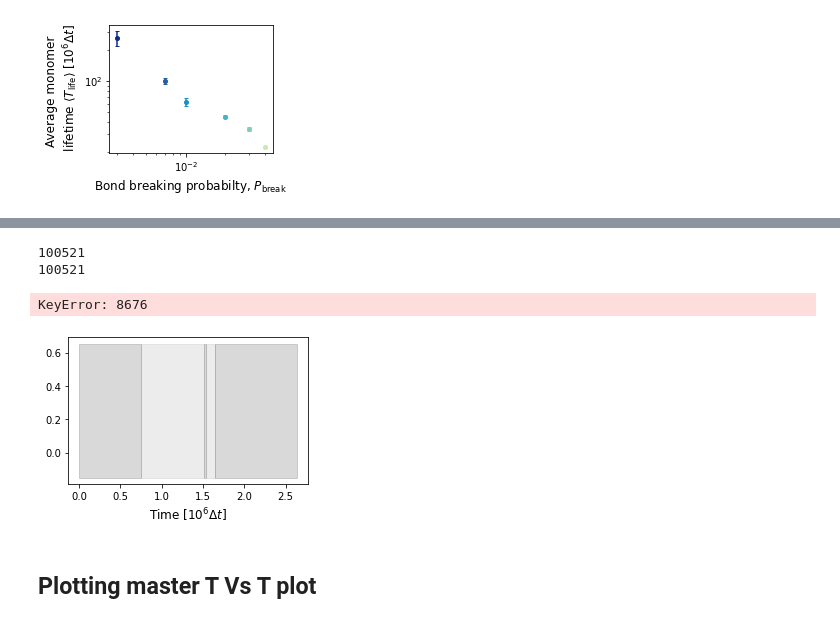
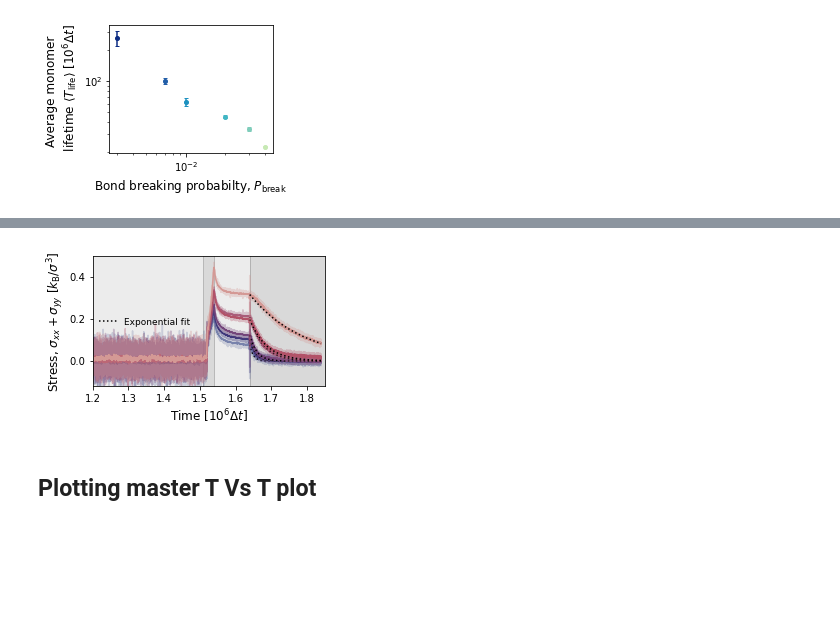
Before and after one commit to Billie1717/CollagenIVProject, a Jupyter notebook: Data_and_Figures/RicardoInVivoTurnover/Fig_Relaxation/PlottingMasterTauAgainstTlife.ipynb, the cells around one changed output, grey strips where cells are left out. Drawn from its saved outputs; the diff is of its cells as text; code cells hidden in the pictures; blank space fills up the shorter version.

Commit message:
Finished adding Ricardo project data and plotting scripts- they are now all locally producable

```diff
--- a/Data_and_Figures/RicardoInVivoTurnover/Fig_Relaxation/PlottingMasterTauAgainstTlife.ipynb
+++ b/Data_and_Figures/RicardoInVivoTurnover/Fig_Relaxation/PlottingMasterTauAgainstTlife.ipynb
@@ -135,10 +138,3 @@ plotname2 = "MonomerExchangeMaster.pdf"
 # %% [output]
 [22.73729083174024, 33.89277957831213, 44.54559159156487, 62.49698463669615, 100.25982355444269, 264.83128160509943]
 [figure]
-# %%
-filename = 'stressdata_BP0.02.dat'
-StressData = pandas.read_csv(datadir+filename, header = 'infer',sep=' ')
-Time = StressData.Time
-Stress = StressData.stressAv
-fig,ax = plt.subplots()
-ax.plot(Time,Stress)
@@ -205,53 +198,42 @@ for p in range(len(MPs)):
 
     StressData = pandas.read_csv(datadir+filename, header = 'infer',sep=' ')
     Time_ = StressData.Time
     stressTotAv_ = StressData.stressAv
-    stressTotAv = stressTotAv_.values
-
-            #endOfEq = 1509600
-            #tstretch = 20000+10000+endOfEq #+1509600
-            #trelax = 10000*10
-
-
-            #stressTotSum.append(stressTot)
-            #N=50
-            #timeAv = Time[int(N/2):-int(N/2-1)]
+    stressTotAv,Time = stressTotAv_.values,Time_.values
     rollingAvRelax = np.convolve(stressTotAv[lenT0+lenT1:], np.ones(N)/N, mode='valid')
     timePostStretch = np.add(Time[lenT0+lenT1:],-Time[lenT0+lenT1])[int(N/2):-int(N/2-1)]
     stressPostStretch = rollingAvRelax
-    print(len(timePostStretch))
-    print(len(stressPostStretch))
 
-                # Add 1 fitting curve?
     phi_inf = 0
     phi0 = stressPostStretch[10]
     phiTau = phi0/np.exp(1)
     tau = timePostStretch[intersection(stressPostStretch,phiTau)[0]]
-             #   tauss.append(tau)
-             #   print(tauss,Time[0],Time[-1])
+    phiTheory = []
+    for tt in range(len(timePostStretch)):
+        t = timePostStretch[tt]
+        phiTheory.append(phiform(phi0,phi_inf,tau,t))
 
-        #stressTotAv = np.mean(stressTotSum,axis=0)
     ax.plot(np.divide(Time,timeFactor),stressTotAv,color = ClrsRiciChosen[p],alpha =0.3)
-    print(len(stressTotAv))
-    ax.plot(np.divide(Time[lenT0+lenT1:],timeFactor),stressTotAv[lenT0+lenT1:],color = 'black',alpha =0.3)
+    #print(len(stressTotAv))
+    #ax.plot(np.divide(Time[lenT0+lenT1:],timeFactor),stressTotAv[lenT0+lenT1:],color = 'black',alpha =0.3)
     N=50
     rollingAv = np.convolve(stressTotAv, np.ones(N)/N, mode='valid')
         #rollingAvY = np.convolve(stressY, np.ones(N)/N, mode='valid')
     timeAv = Time[int(N/2):-int(N/2-1)]
 
     ax.plot(np.divide(timeAv,timeFactor),rollingAv,color = ClrsRiciChosen[p],linestyle = '-')
-
+    if p==0:
+        ax.plot(np.divide(np.add(timePostStretch,Time[lenT0+lenT1]),timeFactor),phiTheory,linestyle = ':',color = 'black',label = 'Exponential fit')
+    else:
+        ax.plot(np.divide(np.add(timePostStretch,Time[lenT0+lenT1]),timeFactor),phiTheory,linestyle = ':',color = 'black')
 
 
 ax.set_ylabel(r'Stress, $\sigma_{xx}+\sigma_{yy}~[k_{\mathrm{B}}/\sigma^{3}]$',fontsize = 12)
 ax.set_xlim([1.2,1.85])
 ax.set_ylim([-0.12,0.5])
 ax.legend(frameon=False,loc = [0.01,0.43],fontsize = 9)
 fig.tight_layout()
 plotname = "Stress_relaxation.pdf"
 #fig.savefig(plotsdir + plotname)
 # %% [output]
-100521
-100521
-KeyError: 8676
-[figure, old version]
+[figure, new version]
```
Also changed, not shown: parts of 13 cells of this notebook, 2 other files.
